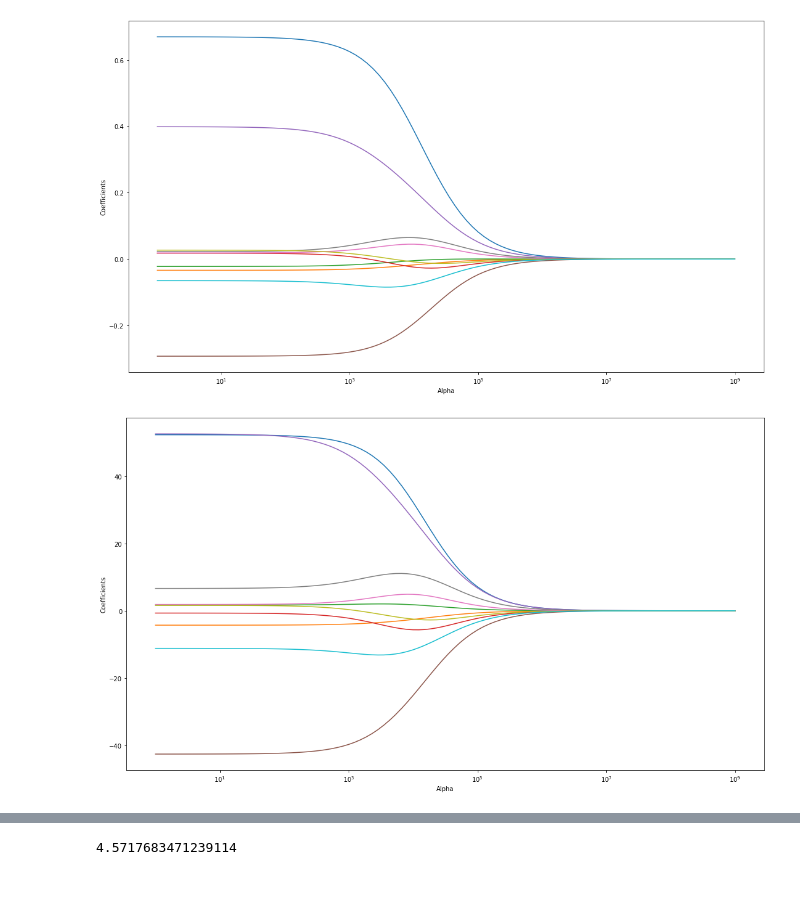
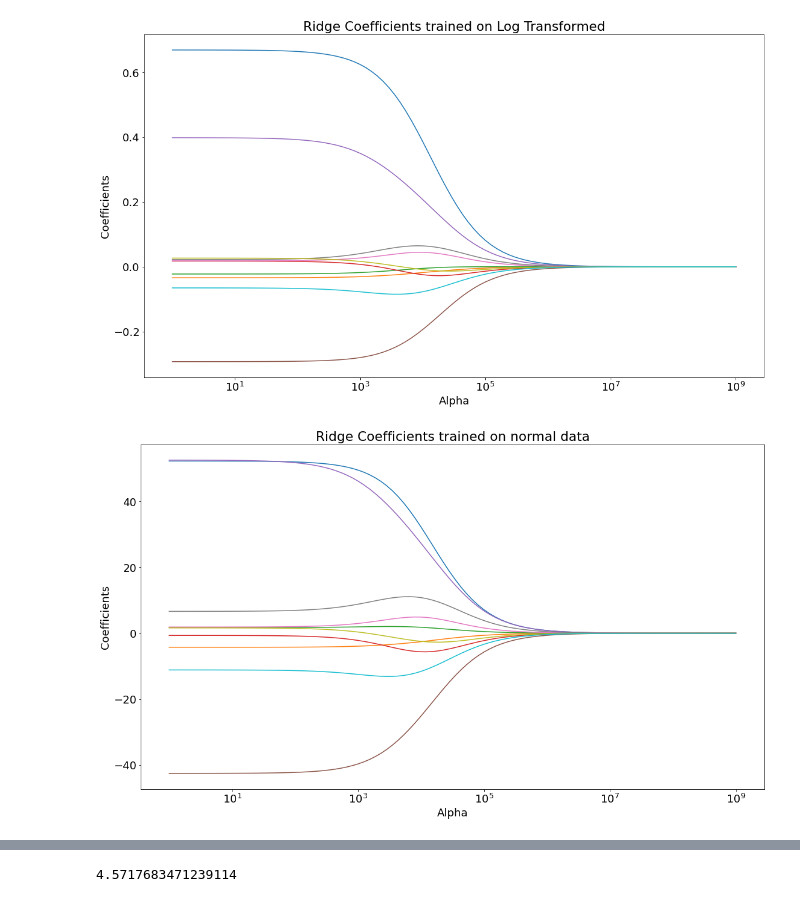
Before and after one commit to NathanHergenreter/CS574_BikeSharing, a Jupyter notebook: ridge.ipynb, the cells around one changed output, grey strips where cells are left out. Cells and saved outputs as stored; diff of their text form; code cells hidden in the pictures.

```diff
--- a/ridge.ipynb
+++ b/ridge.ipynb
@@ -17,6 +17,7 @@ from csv_reader import *
 from csv_setup import *
 
 bike_sharing_df = get_bike_sharing_df_clean()
+plt.rcParams.update({'font.size': 18})
 # %%
 def rmsle(y_log, y0_log):
     return np.sqrt(np.mean(np.square(y_log - y0_log)))
@@ -78,0 +80,17 @@ plt.show()
+# %%
+plt.figure()
+xvalues = []
+i = 0
+for a in range(0, 100):
+    xvalues.append(a)
+    i = i+1
+
+plt.scatter(xvalues,y_train_log[:100],s=250,color="red", label="Log Transformed Training")
+ax = plt.gca()
+plt.gcf().set_size_inches(18.5, 10.5)
+
+ax.legend(("Log Transformed Training", "Normal Training"))
+plt.xlabel('Feature #')
+plt.ylabel('Coefficient Value');
+plt.title('Result of Log Transform on first 100 bicycle counts')
+plt.show()
@@ -104,24 +124,25 @@ gsRidge = RidgeNormal(X_train, y_train)
 # %%
 coefs = []
 pipe = Ridge()
 
 for a in parameters['alpha']:
         pipe.alpha = a
         pipe.fit(X_train, y_train_log)
         coefs.append(pipe.coef_)
 
 plt.figure()
 plt.gcf().set_size_inches(18.5, 10.5)
 
 ax = plt.gca()
 ax.plot(parameters['alpha'], coefs)
 ax.set_xscale('log')
 
+plt.title('Ridge Coefficients trained on Log Transformed')
 plt.axis('tight')
 plt.xlabel('Alpha')
 plt.ylabel('Coefficients');
 # %% [output]
-[figure, old version]
+[figure, new version]
 # %%
 coefs = []
 pipe = Ridge()
@@ -137,12 +158,12 @@ ax.plot(parameters['alpha'], coefs)
 ax.set_xscale('log')
 plt.gcf().set_size_inches(18.5, 10.5)
 
-
+plt.title('Ridge Coefficients trained on normal data')
 plt.axis('tight')
 plt.xlabel('Alpha')
 plt.ylabel('Coefficients');
 # %% [output]
-[figure, old version]
+[figure, new version]
 # %%
 print("Best alpha Log: " + str(gsRidgeLog.best_params_['alpha']))
 print("Best coeff Log: " + str(gsRidgeLog.best_estimator_.coef_))
```
Also changed, not shown: parts of 7 cells of this notebook, 1 other file.
